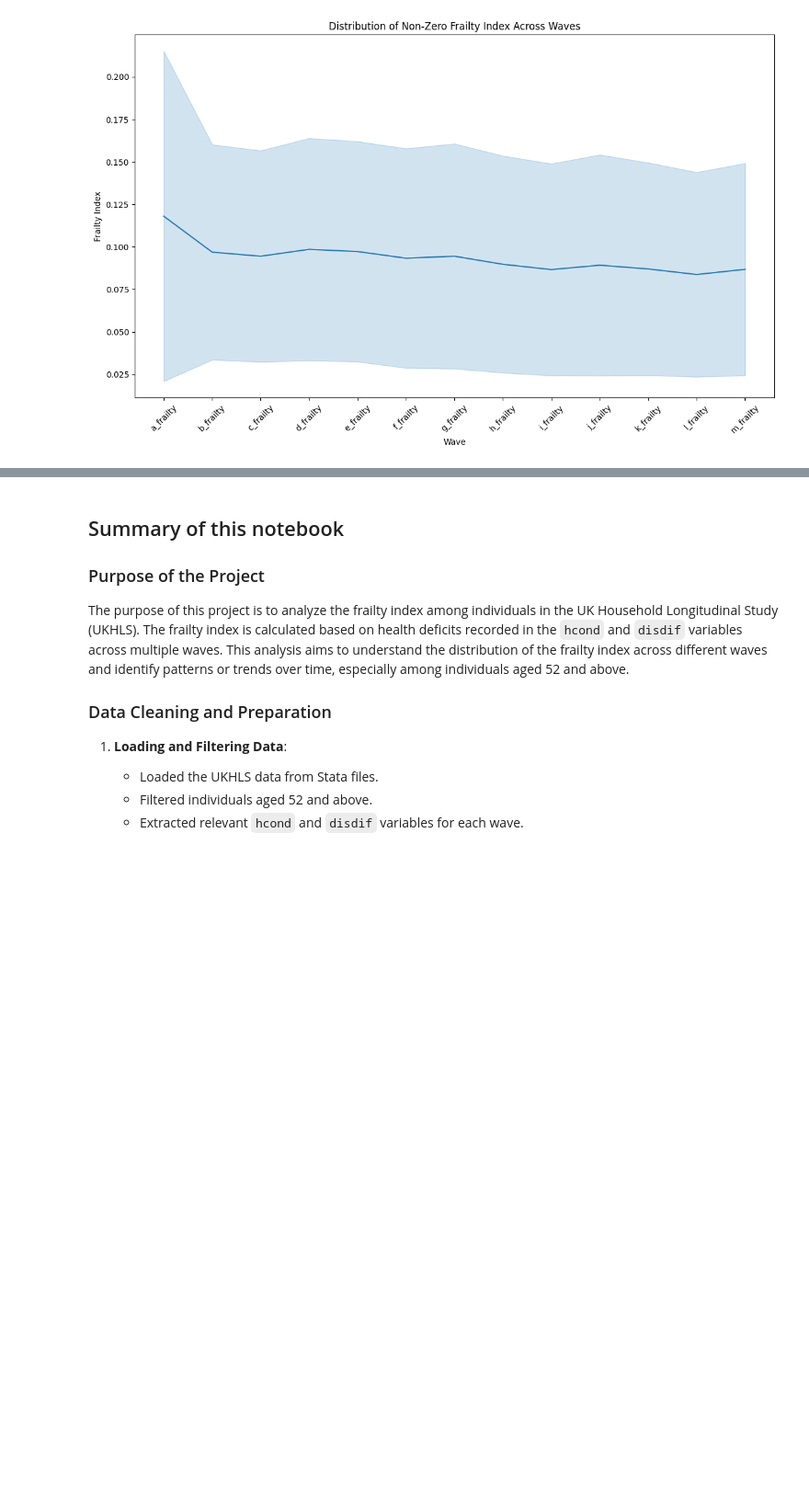
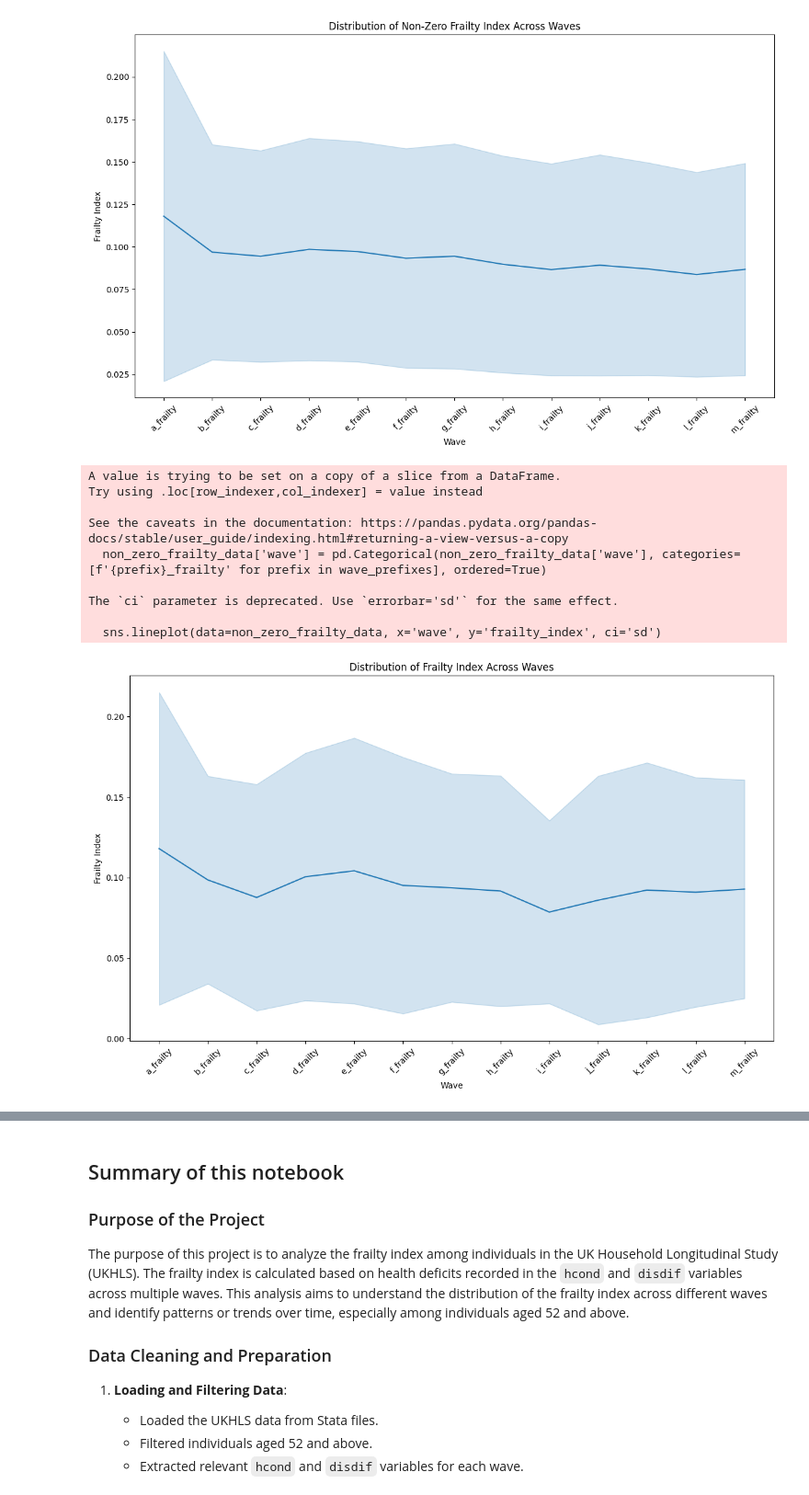
Before and after one commit to GJQu/EssexDissertation, a Jupyter notebook: hcond_cleaned.ipynb, the cells around one changed output, grey strips where cells are left out. Shown at 92% size. Drawn from its saved outputs; the diff is of its cells as text; code cells hidden in the pictures; blank space fills up the shorter version.

```diff
--- a/hcond_cleaned.ipynb
+++ b/hcond_cleaned.ipynb
@@ -606,3 +606,49 @@ The `ci` parameter is deprecated. Use `errorbar='sd'` for the same effect.
 
   sns.lineplot(data=non_zero_frailty_data, x='wave', y='frailty_index', ci='sd')
 [figure]
+# %%
+import pandas as pd
+import matplotlib.pyplot as plt
+import seaborn as sns
+
+# Load the frailty index data
+frailty_index_path = '/Users/gavinqu/Desktop/School/Dissertation/EssexDissertation/Data/frailty_index.dta'
+frailty_data = pd.read_stata(frailty_index_path)
+
+# Drop duplicates based on 'pidp'
+unique_frailty_data = frailty_data.drop_duplicates(subset=['pidp'])
+
+# Define wave prefixes
+wave_prefixes = [chr(i) for i in range(ord('a'), ord('n'))]
+
+# Melt the frailty data to long format for plotting
+melted_frailty_data = pd.melt(unique_frailty_data, id_vars=['pidp'],
+                              value_vars=[f'{prefix}_frailty' for prefix in wave_prefixes],
+                              var_name='wave', value_name='frailty_index')
+
+# Filter out zero frailty index values
+non_zero_frailty_data = melted_frailty_data[melted_frailty_data['frailty_index'] > 0]
+
+# Convert wave column to categorical type for ordering
+non_zero_frailty_data['wave'] = pd.Categorical(non_zero_frailty_data['wave'], categories=[f'{prefix}_frailty' for prefix in wave_prefixes], ordered=True)
+
+# Create the line plot with confidence intervals
+plt.figure(figsize=(14, 8))
+sns.lineplot(data=non_zero_frailty_data, x='wave', y='frailty_index', ci='sd')
+
+plt.xlabel('Wave')
+plt.ylabel('Frailty Index')
+plt.title('Distribution of Frailty Index Across Waves')
+plt.xticks(rotation=45)
+plt.show()
+# %% [output]
+A value is trying to be set on a copy of a slice from a DataFrame.
+Try using .loc[row_indexer,col_indexer] = value instead
+
+See the caveats in the documentation: https://pandas.pydata.org/pandas-docs/stable/user_guide/indexing.html#returning-a-view-versus-a-copy
+  non_zero_frailty_data['wave'] = pd.Categorical(non_zero_frailty_data['wave'], categories=[f'{prefix}_frailty' for prefix in wave_prefixes], ordered=True)
+
+The `ci` parameter is deprecated. Use `errorbar='sd'` for the same effect.
+
+  sns.lineplot(data=non_zero_frailty_data, x='wave', y='frailty_index', ci='sd')
+[figure, added]
```
Also changed, not shown: parts of 4 cells of this notebook.
